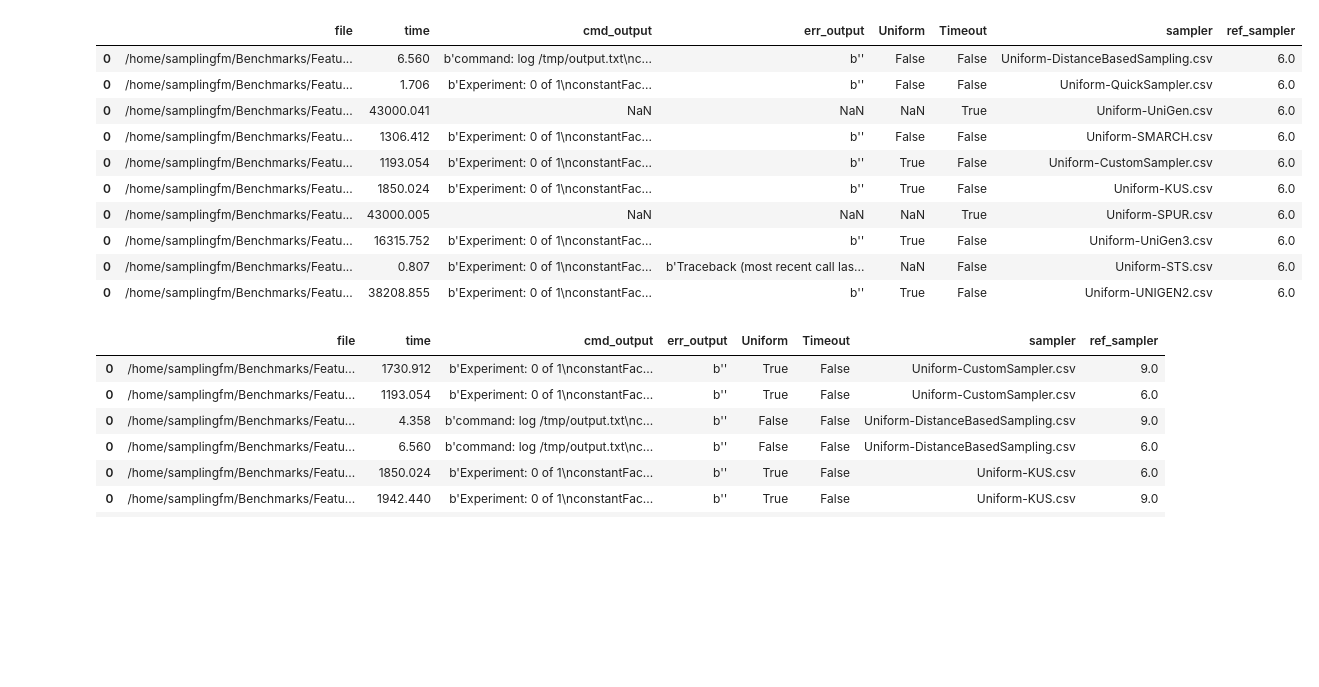
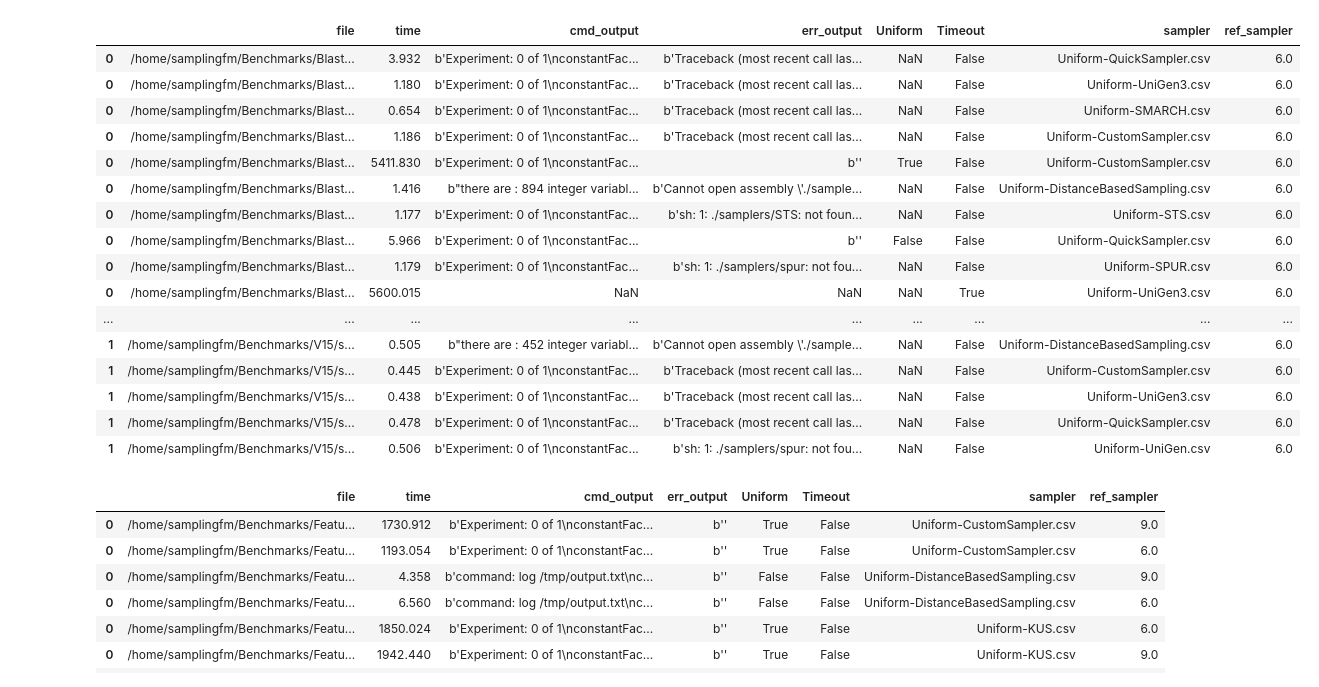
Before and after one commit to FAMILIAR-project/usampling-results, a Jupyter notebook: ResultsAnalysis.ipynb, the cells around one changed output. Drawn from its saved outputs; the diff is of its cells as text; code cells hidden in the pictures; blank space fills up the shorter version.

Commit message:
ref sampler 6 seems OK now

```diff
--- a/ResultsAnalysis.ipynb
+++ b/ResultsAnalysis.ipynb
@@ -191,19 +199,25 @@ array(['/home/samplingfm/Benchmarks/Blasted_Real/blasted_case35.cnf',
        '/home/samplingfm/Benchmarks/Blasted_Real/blasted_case_1_b12_1.cnf'],
       dtype=object)
 # %%
-all_results.query('ref_sampler == ' + str(6))
+all_results.query('ref_sampler == ' + str(6)).sort_values(by="file")
 # %% [output]
 |  | file | time | cmd_output | err_output | Uniform | Timeout | sampler | ref_sampler |
-| 0 | /home/samplingfm/Benchmarks/Featu... | 6.560 | b'command: log /tmp/output.txt\nc... | b'' | False | False | Uniform-DistanceBasedSampling.csv | 6.0 |
-| 0 | /home/samplingfm/Benchmarks/Featu... | 1.706 | b'Experiment: 0 of 1\nconstantFac... | b'' | False | False | Uniform-QuickSampler.csv | 6.0 |
-| 0 | /home/samplingfm/Benchmarks/Featu... | 43000.041 | NaN | NaN | NaN | True | Uniform-UniGen.csv | 6.0 |
-| 0 | /home/samplingfm/Benchmarks/Featu... | 1306.412 | b'Experiment: 0 of 1\nconstantFac... | b'' | False | False | Uniform-SMARCH.csv | 6.0 |
-| 0 | /home/samplingfm/Benchmarks/Featu... | 1193.054 | b'Experiment: 0 of 1\nconstantFac... | b'' | True | False | Uniform-CustomSampler.csv | 6.0 |
-| 0 | /home/samplingfm/Benchmarks/Featu... | 1850.024 | b'Experiment: 0 of 1\nconstantFac... | b'' | True | False | Uniform-KUS.csv | 6.0 |
-| 0 | /home/samplingfm/Benchmarks/Featu... | 43000.005 | NaN | NaN | NaN | True | Uniform-SPUR.csv | 6.0 |
-| 0 | /home/samplingfm/Benchmarks/Featu... | 16315.752 | b'Experiment: 0 of 1\nconstantFac... | b'' | True | False | Uniform-UniGen3.csv | 6.0 |
-| 0 | /home/samplingfm/Benchmarks/Featu... | 0.807 | b'Experiment: 0 of 1\nconstantFac... | b'Traceback (most recent call las... | NaN | False | Uniform-STS.csv | 6.0 |
-| 0 | /home/samplingfm/Benchmarks/Featu... | 38208.855 | b'Experiment: 0 of 1\nconstantFac... | b'' | True | False | Uniform-UNIGEN2.csv | 6.0 |
+| 0 | /home/samplingfm/Benchmarks/Blast... | 3.932 | b'Experiment: 0 of 1\nconstantFac... | b'Traceback (most recent call las... | NaN | False | Uniform-QuickSampler.csv | 6.0 |
+| 0 | /home/samplingfm/Benchmarks/Blast... | 1.180 | b'Experiment: 0 of 1\nconstantFac... | b'Traceback (most recent call las... | NaN | False | Uniform-UniGen3.csv | 6.0 |
+| 0 | /home/samplingfm/Benchmarks/Blast... | 0.654 | b'Experiment: 0 of 1\nconstantFac... | b'Traceback (most recent call las... | NaN | False | Uniform-SMARCH.csv | 6.0 |
+| 0 | /home/samplingfm/Benchmarks/Blast... | 1.186 | b'Experiment: 0 of 1\nconstantFac... | b'Traceback (most recent call las... | NaN | False | Uniform-CustomSampler.csv | 6.0 |
+| 0 | /home/samplingfm/Benchmarks/Blast... | 5411.830 | b'Experiment: 0 of 1\nconstantFac... | b'' | True | False | Uniform-CustomSampler.csv | 6.0 |
+| 0 | /home/samplingfm/Benchmarks/Blast... | 1.416 | b"there are : 894 integer variabl... | b'Cannot open assembly \'./sample... | NaN | False | Uniform-DistanceBasedSampling.csv | 6.0 |
+| 0 | /home/samplingfm/Benchmarks/Blast... | 1.177 | b'Experiment: 0 of 1\nconstantFac... | b'sh: 1: ./samplers/STS: not foun... | NaN | False | Uniform-STS.csv | 6.0 |
+| 0 | /home/samplingfm/Benchmarks/Blast... | 5.966 | b'Experiment: 0 of 1\nconstantFac... | b'' | False | False | Uniform-QuickSampler.csv | 6.0 |
+| 0 | /home/samplingfm/Benchmarks/Blast... | 1.179 | b'Experiment: 0 of 1\nconstantFac... | b'sh: 1: ./samplers/spur: not fou... | NaN | False | Uniform-SPUR.csv | 6.0 |
+| 0 | /home/samplingfm/Benchmarks/Blast... | 5600.015 | NaN | NaN | NaN | True | Uniform-UniGen3.csv | 6.0 |
+| ... | ... | ... | ... | ... | ... | ... | ... | ... |
+| 1 | /home/samplingfm/Benchmarks/V15/s... | 0.505 | b"there are : 452 integer variabl... | b'Cannot open assembly \'./sample... | NaN | False | Uniform-DistanceBasedSampling.csv | 6.0 |
+| 1 | /home/samplingfm/Benchmarks/V15/s... | 0.445 | b'Experiment: 0 of 1\nconstantFac... | b'Traceback (most recent call las... | NaN | False | Uniform-CustomSampler.csv | 6.0 |
+| 1 | /home/samplingfm/Benchmarks/V15/s... | 0.438 | b'Experiment: 0 of 1\nconstantFac... | b'Traceback (most recent call las... | NaN | False | Uniform-UniGen3.csv | 6.0 |
+| 1 | /home/samplingfm/Benchmarks/V15/s... | 0.478 | b'Experiment: 0 of 1\nconstantFac... | b'Traceback (most recent call las... | NaN | False | Uniform-QuickSampler.csv | 6.0 |
+| 1 | /home/samplingfm/Benchmarks/V15/s... | 0.506 | b'Experiment: 0 of 1\nconstantFac... | b'sh: 1: ./samplers/spur: not fou... | NaN | False | Uniform-UniGen.csv | 6.0 |
 # %%
 all_results.query('file == ' + '"/home/samplingfm/Benchmarks/FeatureModels/FM-3.6.1-refined.cnf"').sort_values(by="sampler")
 # %% [output]
```
Also changed, not shown: parts of 3 cells of this notebook, 2 other files.
